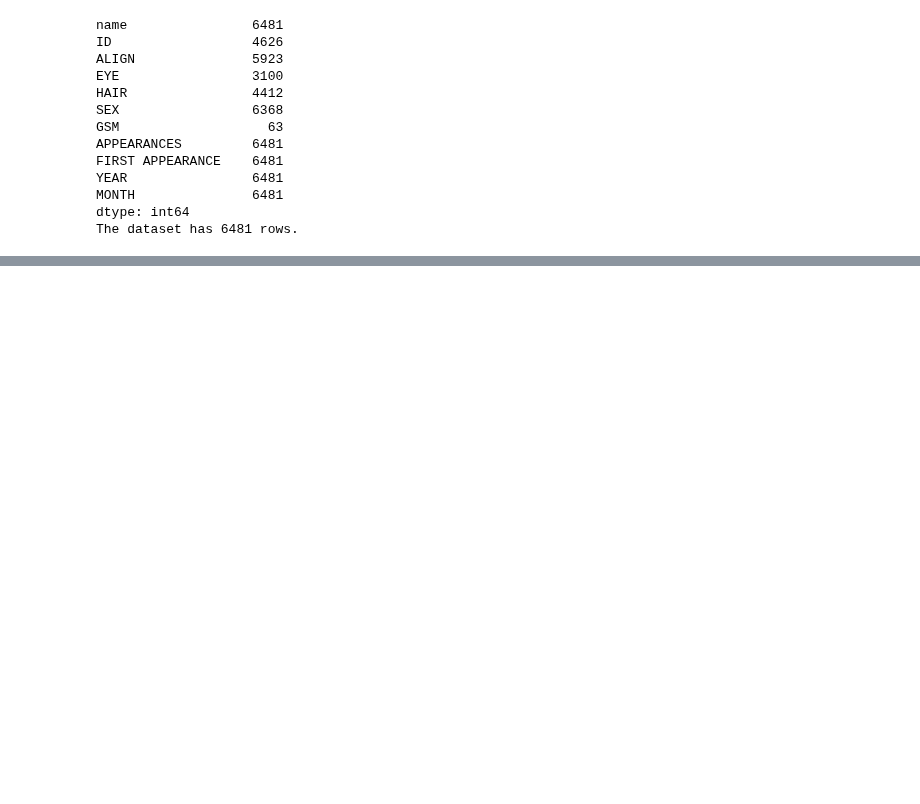
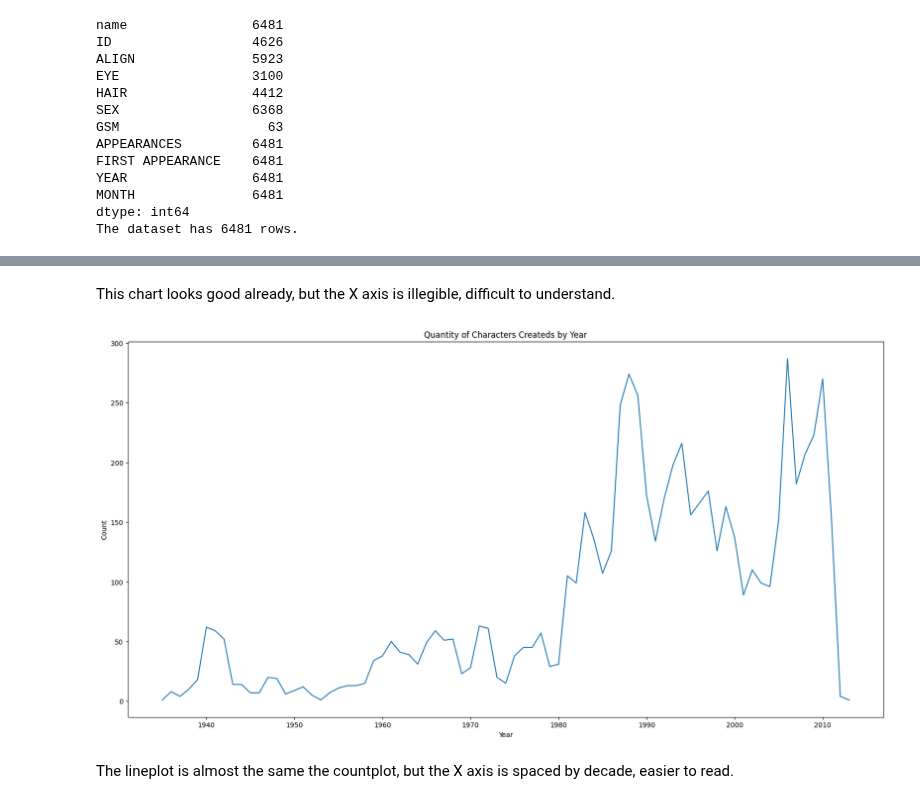
Before and after one commit to PedroReste/repository_for_studies, a Jupyter notebook: superheroes_dataset/dc_superheroes_analysis.ipynb, the cells around one changed output, grey strips where cells are left out. Drawn from its saved outputs; the diff is of its cells as text; code cells hidden in the pictures; blank space fills up the shorter version.

```diff
--- a/superheroes_dataset/dc_superheroes_analysis.ipynb
+++ b/superheroes_dataset/dc_superheroes_analysis.ipynb
@@ -154,0 +157,14 @@ df["SEX"] = df["SEX"].str[0]
+# %% [markdown]
+This chart looks good already, but the X axis is illegible, difficult to understand.
+# %%
+year = df["YEAR"].value_counts().sort_index().reset_index()
+year.columns = ["Year", "Count"]
+
+ax = plt.figure(figsize=(20,10))
+ax = plt.title("Quantity of Characters Createds by Year")
+ax = sns.lineplot(data=year, x="Year", y="Count")
+ax;
+# %% [output]
+[figure, added]
+# %% [markdown]
+The lineplot is almost the same the countplot, but the X axis is spaced by decade, easier to read.
```
Also changed, not shown: parts of 8 cells of this notebook.
